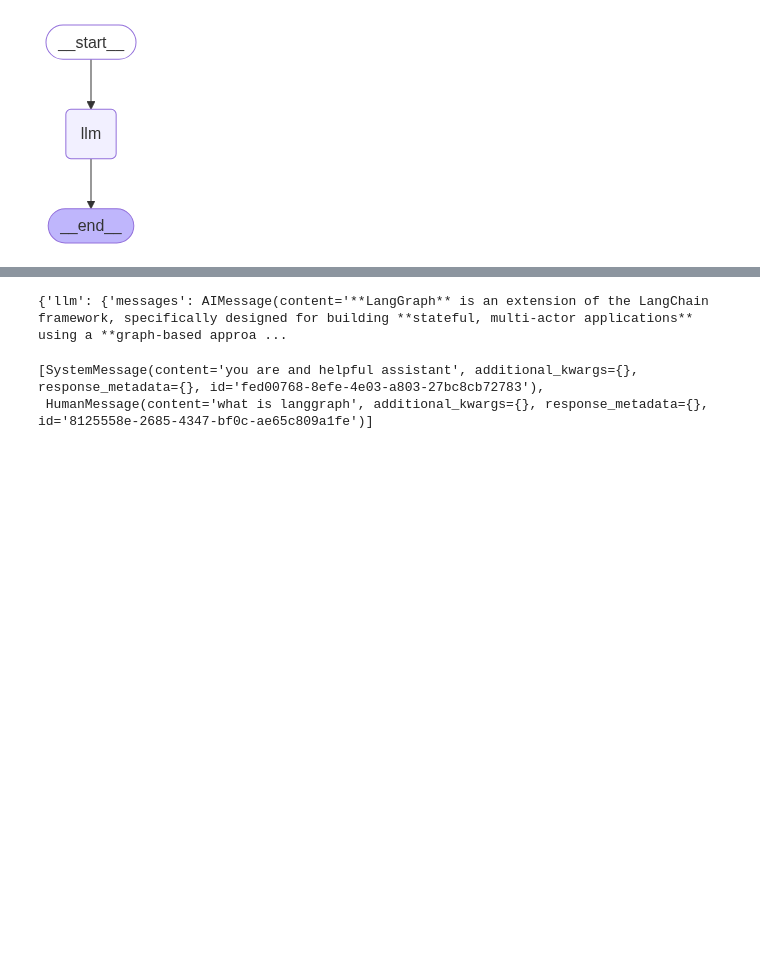
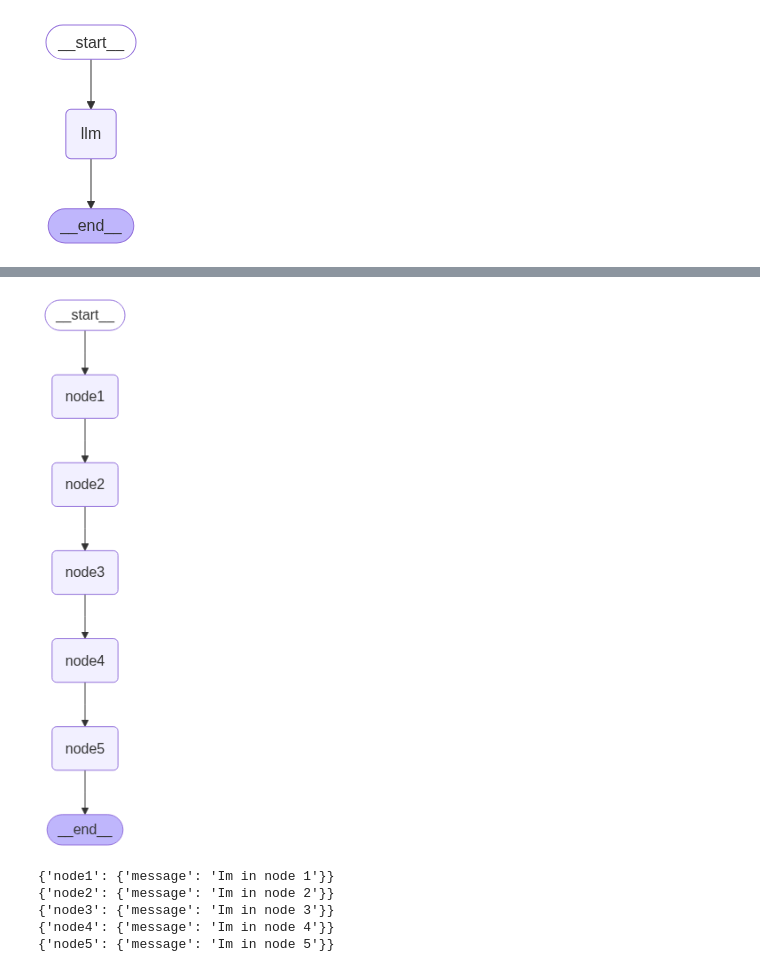
Before and after one commit to bhargavtungala/genai, a Jupyter notebook: streaming.ipynb, the cells around one changed output, grey strips where cells are left out. Drawn from its saved outputs; the diff is of its cells as text; code cells hidden in the pictures; blank space fills up the shorter version.

Commit message:
added changes in streaming.ipynb and event_streaming

```diff
--- a/streaming.ipynb
+++ b/streaming.ipynb
@@ -189,11 +193,54 @@ It allows your LLM "driver" to navigate complex journeys dynamically, rather tha
+# %%
+from time import sleep
+def node_1(state: MyState) -> MyState:
+    state['message'] = "Im in node 1"
+    sleep(2)
+    return state
+
+def node_2(state: MyState) -> MyState:
+    state['message'] = "Im in node 2"
+    sleep(2)
+    return state
+
+def node_3(state: MyState) -> MyState:
+    state['message'] = "Im in node 3"
+    sleep(2)
+    return state
+
+def node_4(state: MyState) -> MyState:
+    state['message'] = "Im in node 4"
+    sleep(2)
+    return state
+
+def node_5(state: MyState) -> MyState:
+    state['message'] = "Im in node 5"
+    sleep(2)
+    return state
+# %%
+my_graph_builder = StateGraph(MyState)
+my_graph_builder.add_node("node1", node_1)
+my_graph_builder.add_node("node2", node_2)
+my_graph_builder.add_node("node3", node_3)
+my_graph_builder.add_node("node4", node_4)
+my_graph_builder.add_node("node5", node_5)
+my_graph_builder.set_entry_point("node1")
+my_graph_builder.set_finish_point("node5")
+my_graph_builder.add_edge("node1", "node2")
+my_graph_builder.add_edge("node2", "node3")
+my_graph_builder.add_edge("node3", "node4")
+my_graph_builder.add_edge("node4", "node5")
+my_graph = my_graph_builder.compile()
+# %%
+from utils import draw_graph
+draw_graph(my_graph)
+# %% [output]
+[figure, added]
 # %%
-#synchronous
-for chunk in graph.stream({"messages": messages},stream_mode="updates"):
+for chunk in my_graph.stream({"message": ""}, stream_mode="updates"):
     print(chunk)
 # %% [output]
-{'llm': {'messages': AIMessage(content='**LangGraph** is an extension of the LangChain framework, specifically designed for building **stateful, multi-actor applications** using a **graph-based approa ...
+{'node1': {'message': 'Im in node 1'}}
+{'node2': {'message': 'Im in node 2'}}
+{'node3': {'message': 'Im in node 3'}}
+{'node4': {'message': 'Im in node 4'}}
+{'node5': {'message': 'Im in node 5'}}
-# %%
-messages
-# %% [output]
-[SystemMessage(content='you are and helpful assistant', additional_kwargs={}, response_metadata={}, id='fed00768-8efe-4e03-a803-27bc8cb72783'),
- HumanMessage(content='what is langgraph', additional_kwargs={}, response_metadata={}, id='8125558e-2685-4347-bf0c-ae65c809a1fe')]
```
Also changed, not shown: parts of 10 cells of this notebook.
